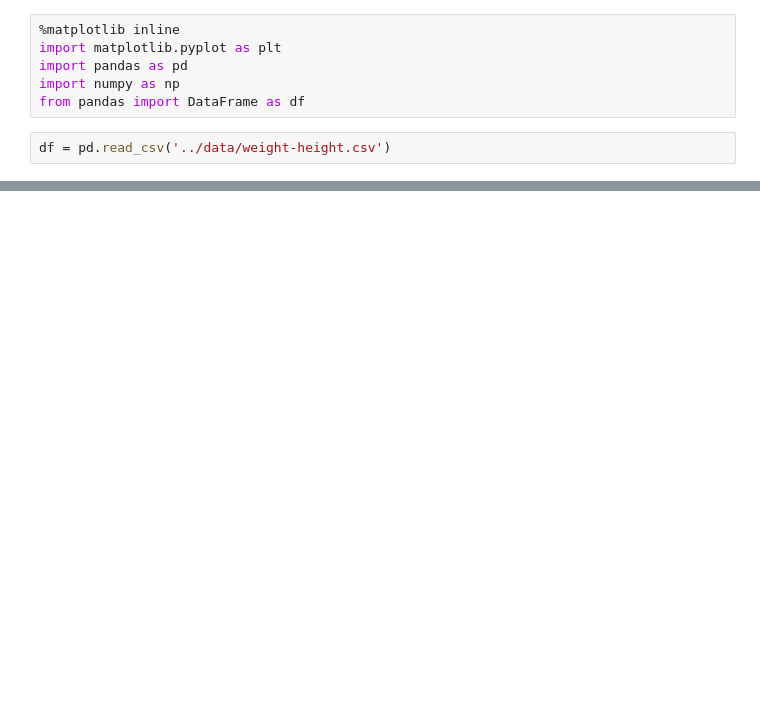
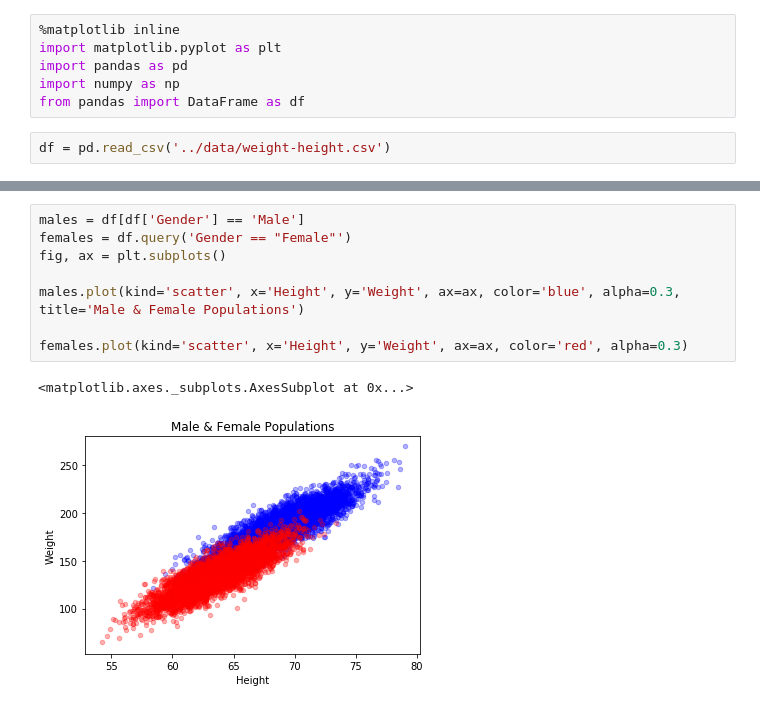
Before and after one commit to janakhpon/ZTDLearning, a Jupyter notebook: Untitled2.ipynb, the cells around one changed output, grey strips where cells are left out. Saved outputs shown, nothing was run; the diff lists cells and outputs as text; blank space fills up the shorter version.

```diff
--- a/Untitled2.ipynb
+++ b/Untitled2.ipynb
@@ -50,0 +36,11 @@ _=df.plot(kind='scatter', x="Weight", y="Height")
+# %%
+males = df[df['Gender'] == 'Male']
+females = df.query('Gender == "Female"')
+fig, ax = plt.subplots()
+
+males.plot(kind='scatter', x='Height', y='Weight', ax=ax, color='blue', alpha=0.3, title='Male & Female Populations')
+
+females.plot(kind='scatter', x='Height', y='Weight', ax=ax, color='red', alpha=0.3)
+# %% [output]
+<matplotlib.axes._subplots.AxesSubplot at 0x...>
+[figure, added]
```
Also changed, not shown: parts of 8 cells of this notebook, 16 other files.
